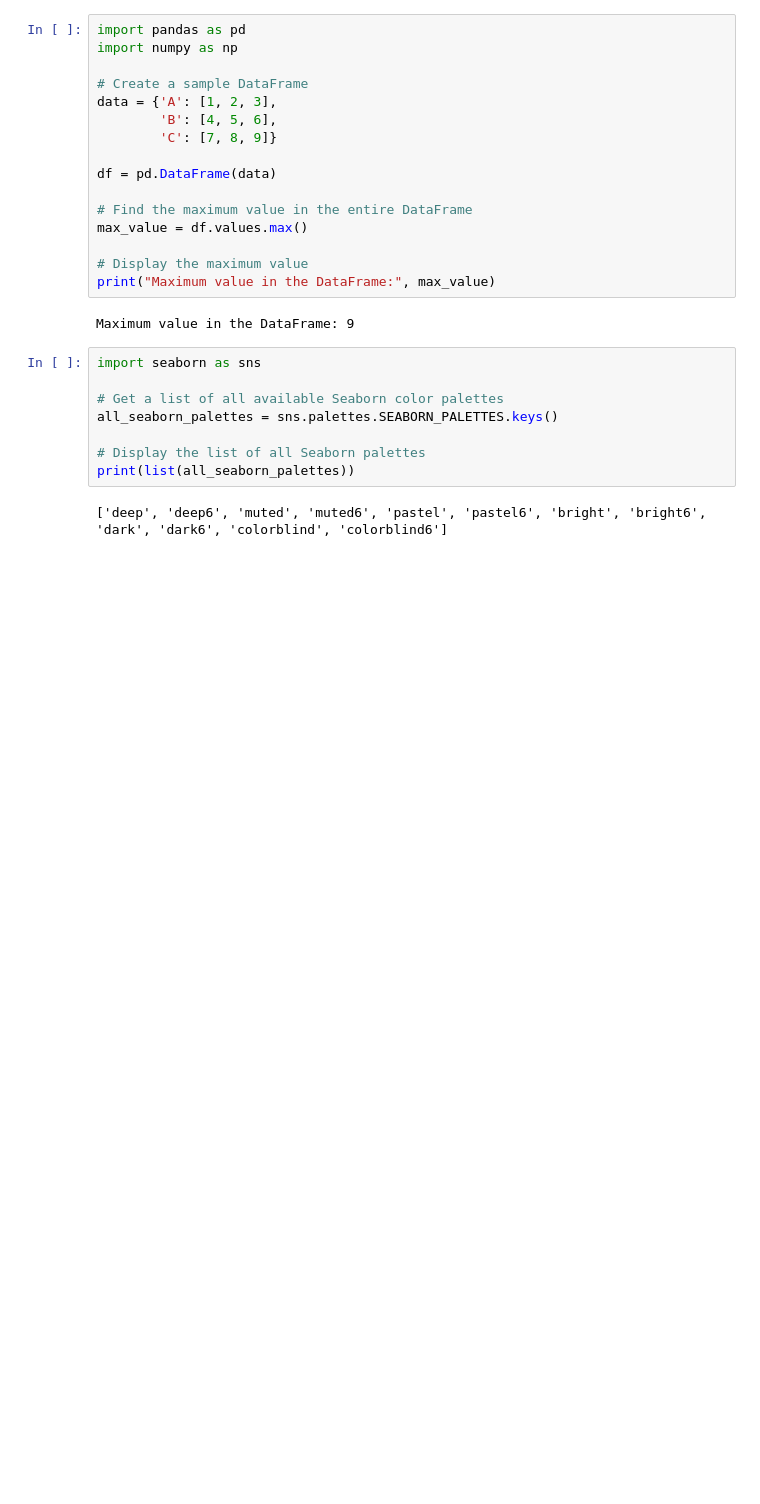
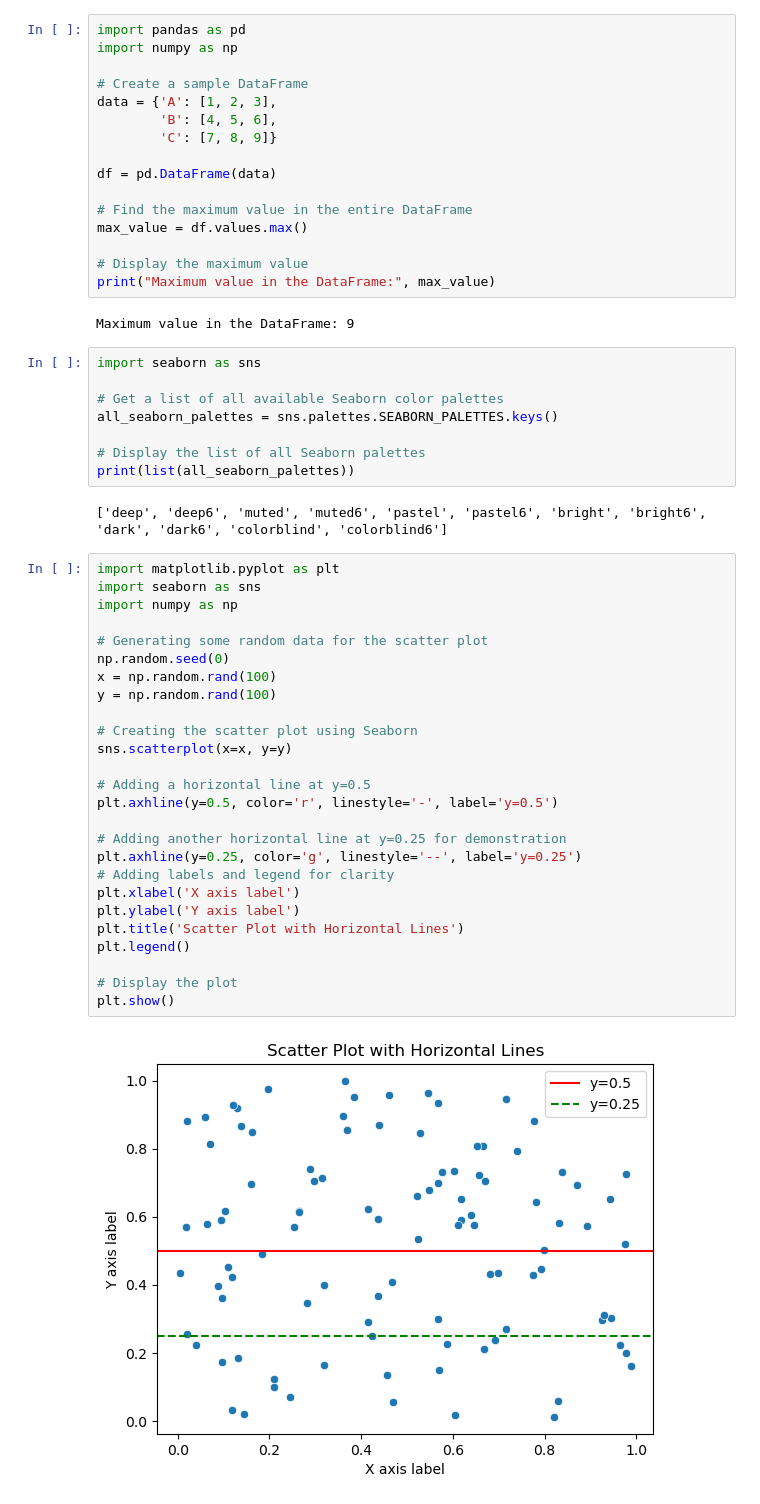
Before and after one commit to UCF-MIPs/multiplex-network, a Jupyter notebook: train.ipynb, the cells around one changed output. Cells and saved outputs as stored; diff of their text form; blank space fills up the shorter version.

```diff
--- a/train.ipynb
+++ b/train.ipynb
@@ -338,3 +333,31 @@ all_seaborn_palettes = sns.palettes.SEABORN_PALETTES.keys()
 print(list(all_seaborn_palettes))
 # %% [output]
 ['deep', 'deep6', 'muted', 'muted6', 'pastel', 'pastel6', 'bright', 'bright6', 'dark', 'dark6', 'colorblind', 'colorblind6']
+# %%
+import matplotlib.pyplot as plt
+import seaborn as sns
+import numpy as np
+
+# Generating some random data for the scatter plot
+np.random.seed(0)
+x = np.random.rand(100)
+y = np.random.rand(100)
+
+# Creating the scatter plot using Seaborn
+sns.scatterplot(x=x, y=y)
+
+# Adding a horizontal line at y=0.5
+plt.axhline(y=0.5, color='r', linestyle='-', label='y=0.5')
+
+# Adding another horizontal line at y=0.25 for demonstration
+plt.axhline(y=0.25, color='g', linestyle='--', label='y=0.25')
+# Adding labels and legend for clarity
+plt.xlabel('X axis label')
+plt.ylabel('Y axis label')
+plt.title('Scatter Plot with Horizontal Lines')
+plt.legend()
+
+# Display the plot
+plt.show()
+# %% [output]
+[figure, added]
```
Also changed, not shown: parts of 3 cells of this notebook, 8 other files.
